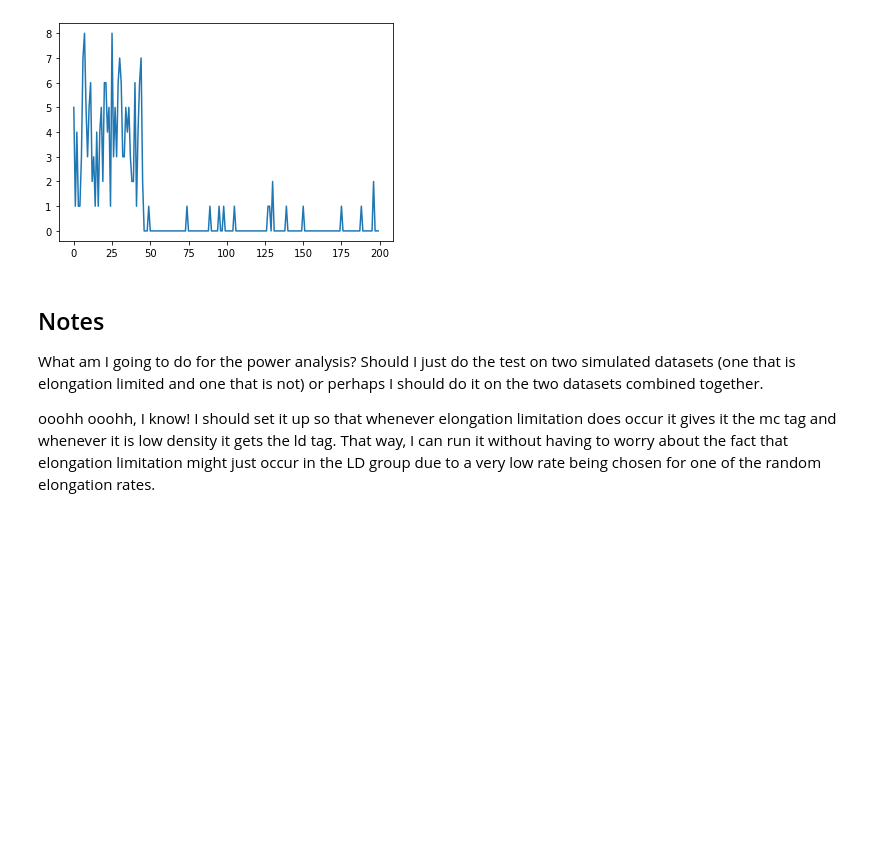
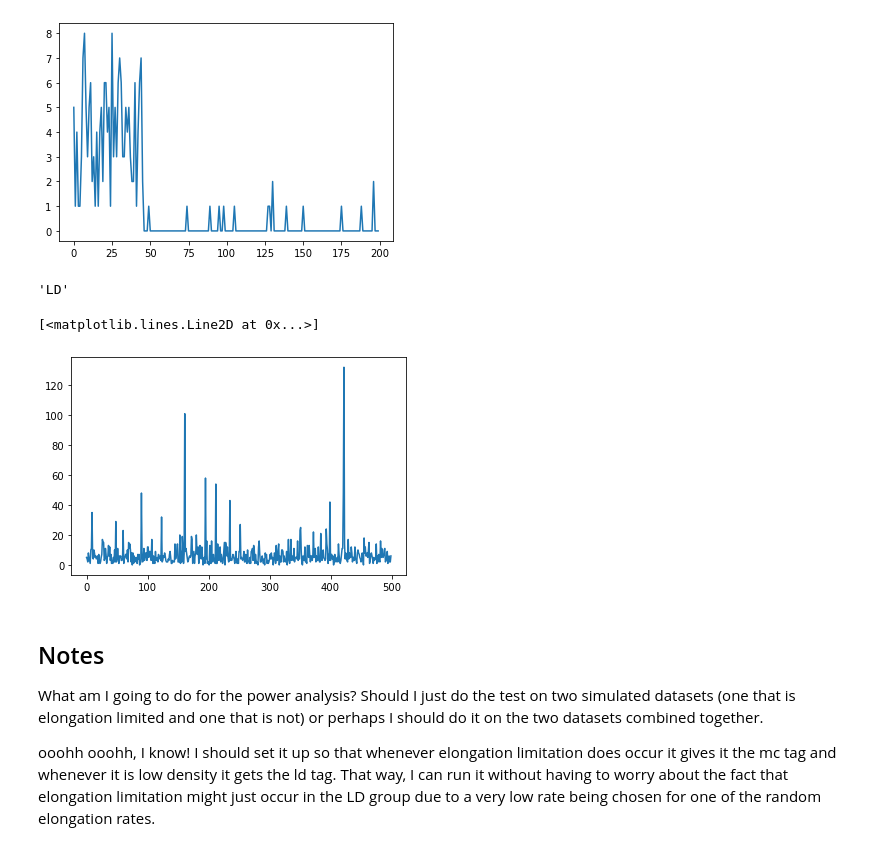
Before and after one commit to greenblattlab/Analysis_Of_Ribosome_Pausing, a Jupyter notebook: Simulation/rb_profile_simulator.ipynb, the cells around one changed output. Saved outputs shown, nothing was run; the diff lists cells and outputs as text; code cells hidden in the pictures; blank space fills up the shorter version.

```diff
--- a/Simulation/rb_profile_simulator.ipynb
+++ b/Simulation/rb_profile_simulator.ipynb
@@ -172,3 +198,14 @@ plt.plot(empty)
+# %%
+reads = simulate_reads(5.6, 3, 500, 0.01, 0.5, 7)
+# %%
+simu_LD[0][1]
+# %% [output]
+'LD'
+# %%
+plt.plot(reads)
+# %% [output]
+[<matplotlib.lines.Line2D at 0x...>]
+[figure, added]
 # %% [markdown]
 ## Notes
 
```
Also changed, not shown: parts of 8 cells of this notebook, 1 other file.
